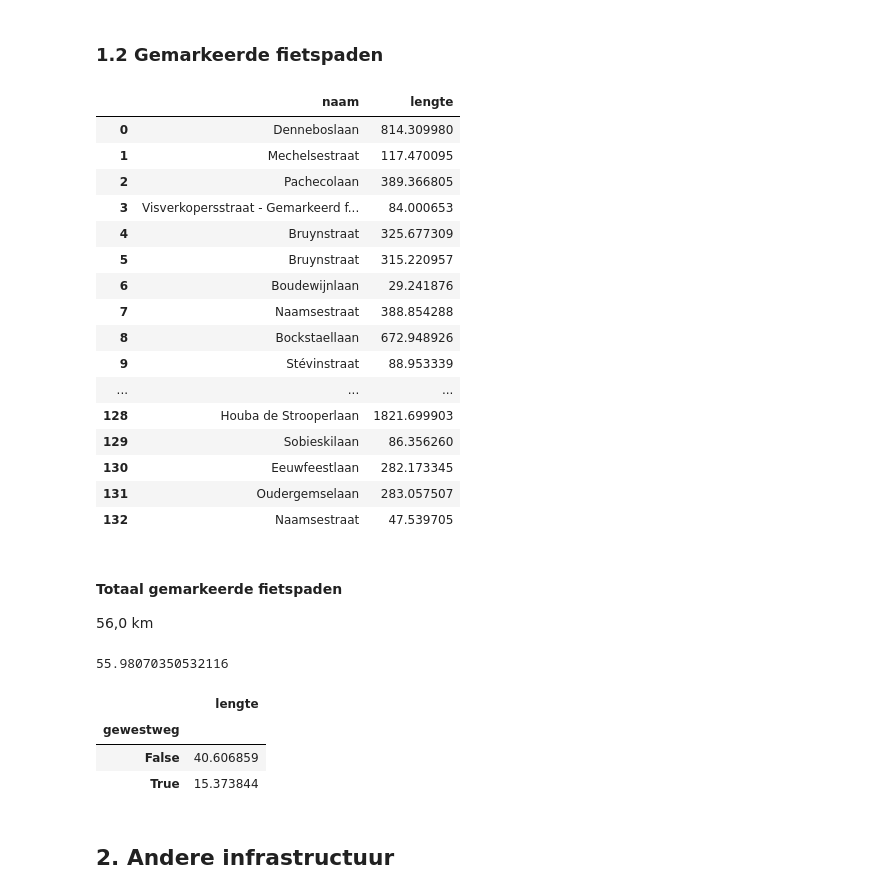
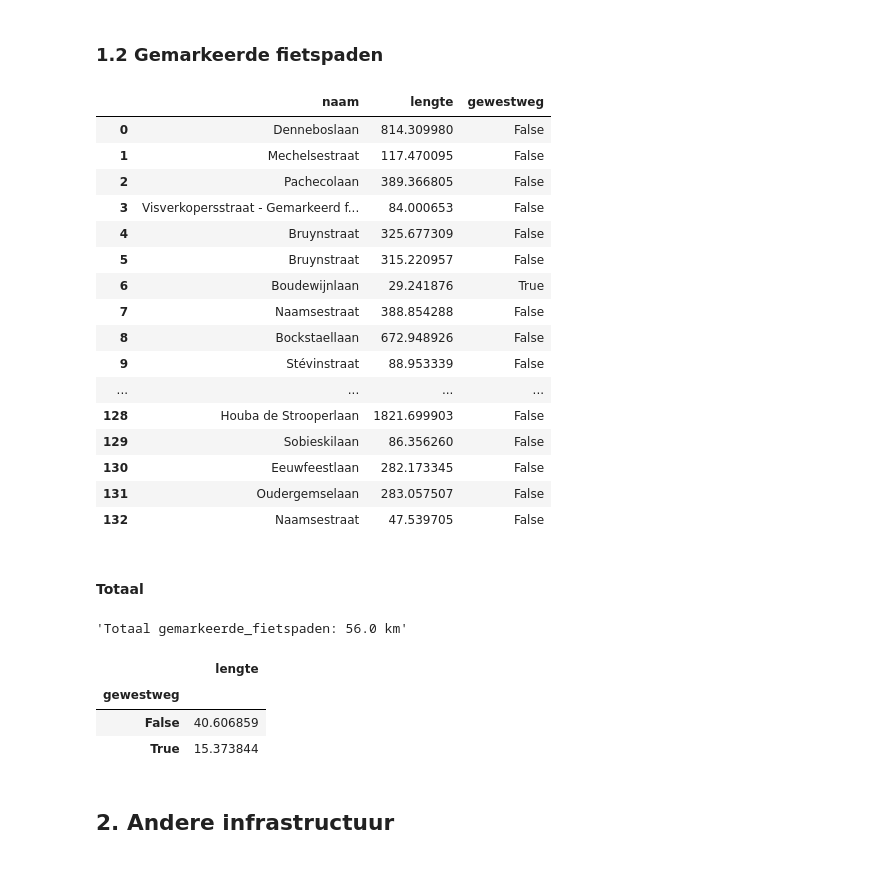
Before and after one commit to JonasHeylen/fietspaden-bxl, a Jupyter notebook: Fietspaden_BXL.ipynb, the cells around one changed output. Cells and saved outputs as stored; diff of their text form; code cells hidden in the pictures.

```diff
--- a/Fietspaden_BXL.ipynb
+++ b/Fietspaden_BXL.ipynb
@@ -135,40 +133,31 @@ data['verhoogde_fietspaden'].groupby('gewestweg')[['lengte']].sum() / 1000
 # %% [markdown]
 ### 1.2 Gemarkeerde fietspaden
-# %%
-data['gemarkeerde_fietspaden'][['naam', 'lengte']]
-# %% [output]
-|  | naam | lengte |
-| 0 | Denneboslaan | 814.309980 |
-| 1 | Mechelsestraat | 117.470095 |
-| 2 | Pachecolaan | 389.366805 |
-| 3 | Visverkopersstraat - Gemarkeerd f... | 84.000653 |
-| 4 | Bruynstraat | 325.677309 |
-| 5 | Bruynstraat | 315.220957 |
-| 6 | Boudewijnlaan | 29.241876 |
-| 7 | Naamsestraat | 388.854288 |
-| 8 | Bockstaellaan | 672.948926 |
-| 9 | Stévinstraat | 88.953339 |
-| ... | ... | ... |
-| 128 | Houba de Strooperlaan | 1821.699903 |
-| 129 | Sobieskilaan | 86.356260 |
-| 130 | Eeuwfeestlaan | 282.173345 |
-| 131 | Oudergemselaan | 283.057507 |
-| 132 | Naamsestraat | 47.539705 |
-# %% [markdown]
-#### Totaal gemarkeerde fietspaden
-
-56,0 km
-# %%
-data['gemarkeerde_fietspaden']['lengte'].sum() / 1000
-# %% [output]
-55.98070350532116
-# %%
-data['gemarkeerde_fietspaden'].groupby('gewestweg')[['lengte']].sum() / 1000
-# %% [output]
-|  | lengte |
-| gewestweg |  |
-| False | 40.606859 |
-| True | 15.373844 |
+# %%
+show_dataset('gemarkeerde_fietspaden')
+# %% [output]
+|  | naam | lengte | gewestweg |
+| 0 | Denneboslaan | 814.309980 | False |
+| 1 | Mechelsestraat | 117.470095 | False |
+| 2 | Pachecolaan | 389.366805 | False |
+| 3 | Visverkopersstraat - Gemarkeerd f... | 84.000653 | False |
+| 4 | Bruynstraat | 325.677309 | False |
+| 5 | Bruynstraat | 315.220957 | False |
+| 6 | Boudewijnlaan | 29.241876 | True |
+| 7 | Naamsestraat | 388.854288 | False |
+| 8 | Bockstaellaan | 672.948926 | False |
+| 9 | Stévinstraat | 88.953339 | False |
+| ... | ... | ... | ... |
+| 128 | Houba de Strooperlaan | 1821.699903 | False |
+| 129 | Sobieskilaan | 86.356260 | False |
+| 130 | Eeuwfeestlaan | 282.173345 | False |
+| 131 | Oudergemselaan | 283.057507 | False |
+| 132 | Naamsestraat | 47.539705 | False |
+Totaal
+'Totaal gemarkeerde_fietspaden: 56.0 km'
+|  | lengte |
+| gewestweg |  |
+| False | 40.606859 |
+| True | 15.373844 |
 # %% [markdown]
 ## 2. Andere infrastructuur
 # %% [markdown]
```
Also changed, not shown: parts of 23 cells of this notebook.
